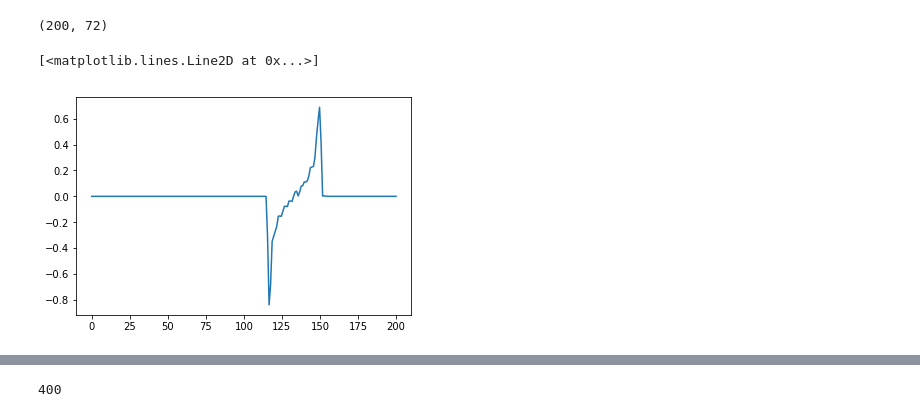
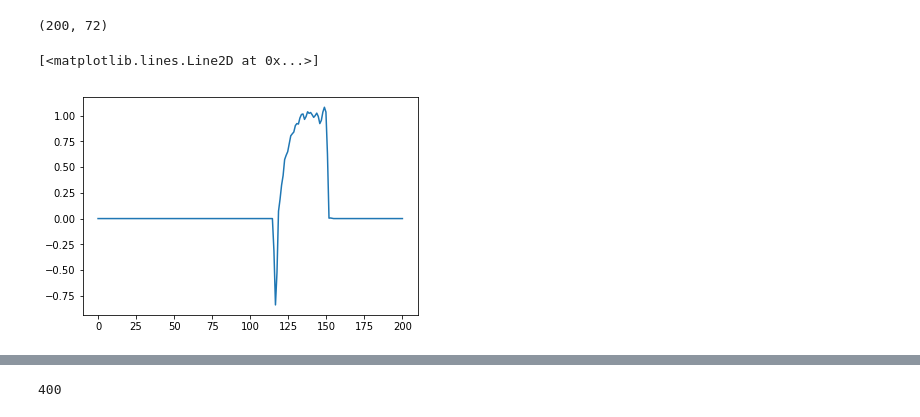
Before and after one commit to damianhorna/backprojection-tomography, a Jupyter notebook: sinogram.ipynb, the cells around one changed output, grey strips where cells are left out. Cells and saved outputs as stored; diff of their text form; code cells hidden in the pictures.

```diff
--- a/sinogram.ipynb
+++ b/sinogram.ipynb
@@ -227,11 +227,11 @@ sinogram.shape
 # %%
 copy = sinogram.copy()
 for j in range(sinogram.shape[1]):
     for i in range(sinogram.shape[0]):
         if i > 0 and i < sinogram.shape[0]-1:
-            copy[i,j] = 2*sinogram[i-1,j] +0*sinogram[i,j] - 2*sinogram[i+1,j]
+            copy[i,j] = 3*sinogram[i-1,j] +0*sinogram[i,j] - 2*sinogram[i+1,j] #3 0 -2
 #plt.imshow(copy, cmap='gray')
 plt.plot(np.linspace(0,200,200), copy[:,0])
 # %% [output]
 [<matplotlib.lines.Line2D at 0x...>]
-[figure, old version]
+[figure, new version]
```
Also changed, not shown: parts of 4 cells of this notebook.
